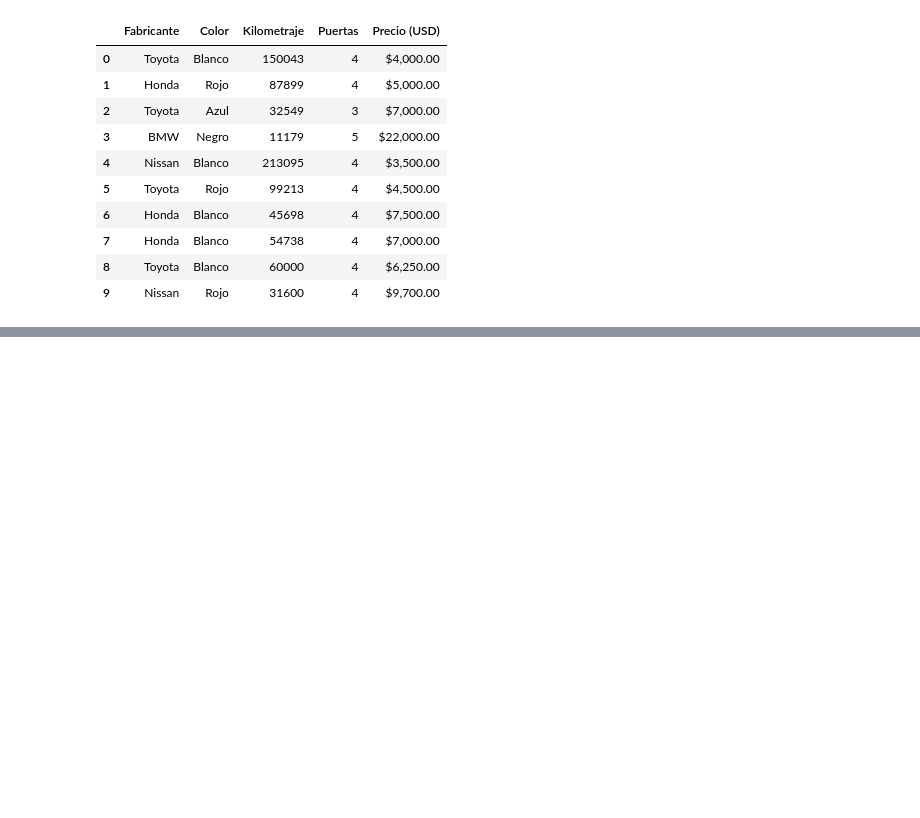
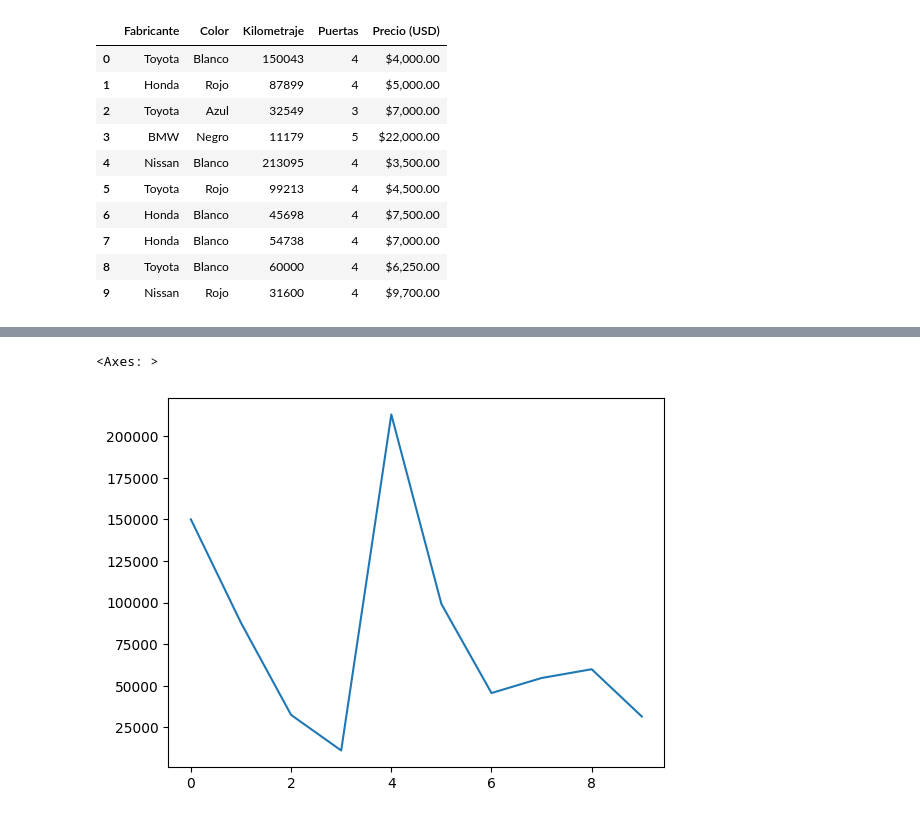
Before and after one commit to marianoq/Data_Science, a Jupyter notebook: Práctica_pandas.ipynb, the cells around one changed output, grey strips where cells are left out. Drawn from its saved outputs; the diff is of its cells as text; code cells hidden in the pictures; blank space fills up the shorter version.

```diff
--- a/Práctica_pandas.ipynb
+++ b/Práctica_pandas.ipynb
@@ -70,0 +219,9 @@ ventas_autos.to_csv('/content/drive/MyDrive/MarianoColab/prueb_ventas-autos.csv'
+# %%
+# Importamos Matplotlib y creamos un gráfico con los valores de la columna Kilometraje
+import matplotlib as plt
+%matplotlib inline
+
+ventas_autos['Kilometraje'].plot()
+# %% [output]
+<Axes: >
+[figure, added]
```
Also changed, not shown: parts of 21 cells of this notebook.
